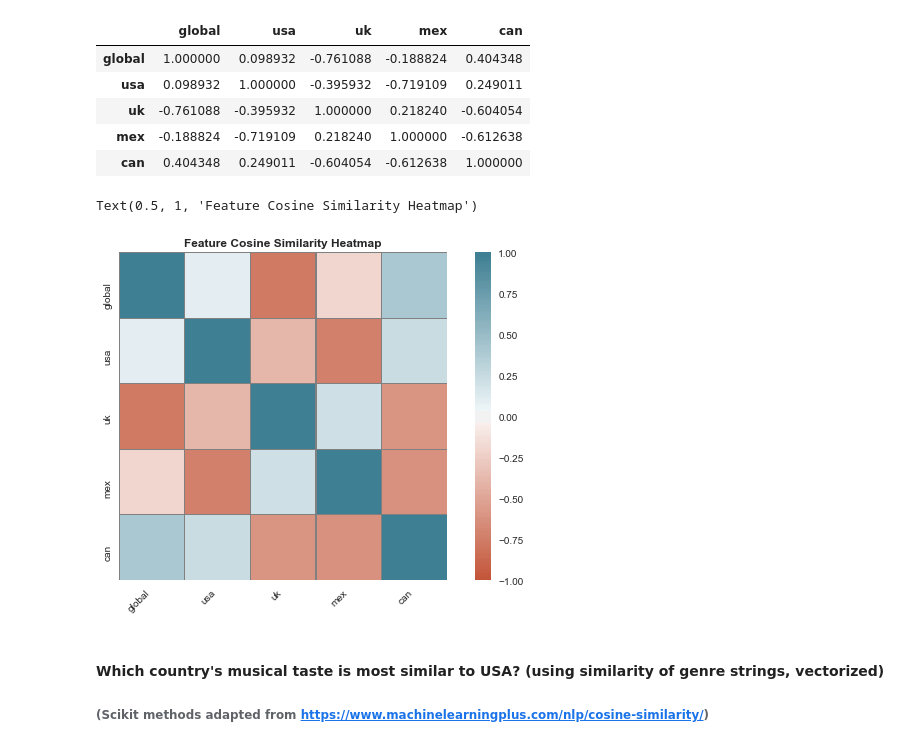
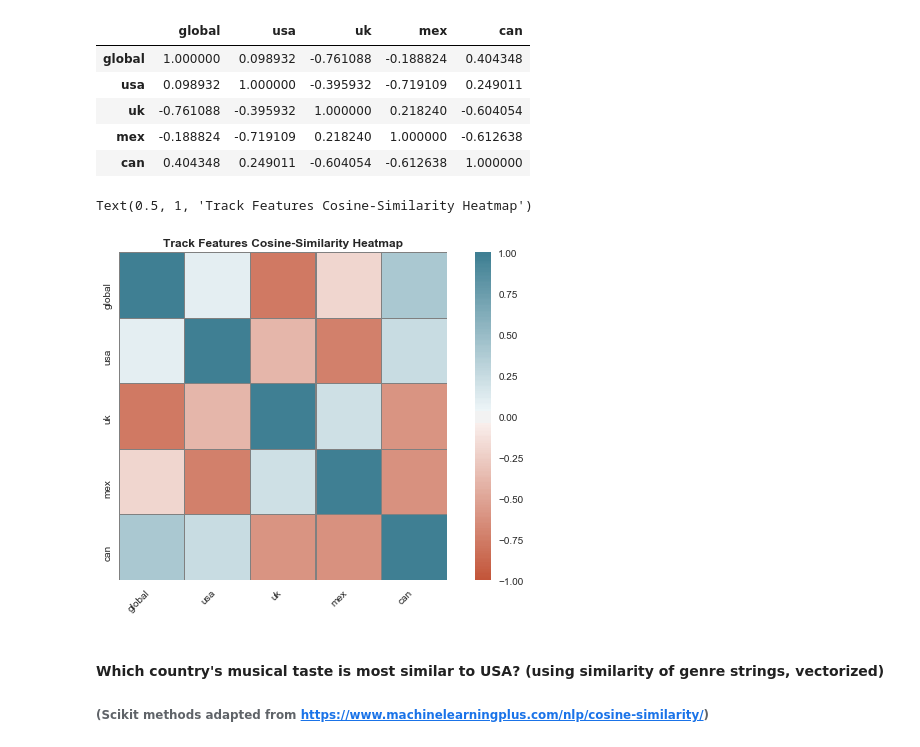
Before and after one commit to jakemull13/spotify_musical_tastes_analysis, a Jupyter notebook: capstone.ipynb, the cells around one changed output. Saved outputs shown, nothing was run; the diff lists cells and outputs as text; code cells hidden in the pictures.

```diff
--- a/capstone.ipynb
+++ b/capstone.ipynb
@@ -498,26 +498,26 @@ similarity_df
 # %%
 #visualize with with a heatmap
 def similarity_heatmap(dataframe):
     ax = sns.heatmap(
         dataframe,
         vmin=-1, vmax=1, center=0,
         cmap=sns.diverging_palette(20, 220, n=200),
         square=True,
         linewidth=.1,
         linecolor='gray'
         )
     ax.set_xticklabels(
         ax.get_xticklabels(),
         rotation=45,
         horizontalalignment='right');
 
 similarity_heatmap(similarity_df)
-plt.title('Feature Cosine Similarity Heatmap', fontsize=12, fontweight='bold')
+plt.title('Track Features Cosine-Similarity Heatmap', fontsize=12, fontweight='bold')
 plt.tight_layout()
 plt.savefig('feature_similarity_heatmap', dpi=240)
 # %% [output]
-Text(0.5, 1, 'Feature Cosine Similarity Heatmap')
+Text(0.5, 1, 'Track Features Cosine-Similarity Heatmap')
-[figure, old version]
+[figure, new version]
 # %% [markdown]
 #### Which country's musical taste is most similar to USA? (using similarity of genre strings, vectorized)
 ###### (Scikit methods adapted from https://www.machinelearningplus.com/nlp/cosine-similarity/)
```
Also changed, not shown: parts of 2 cells of this notebook.
